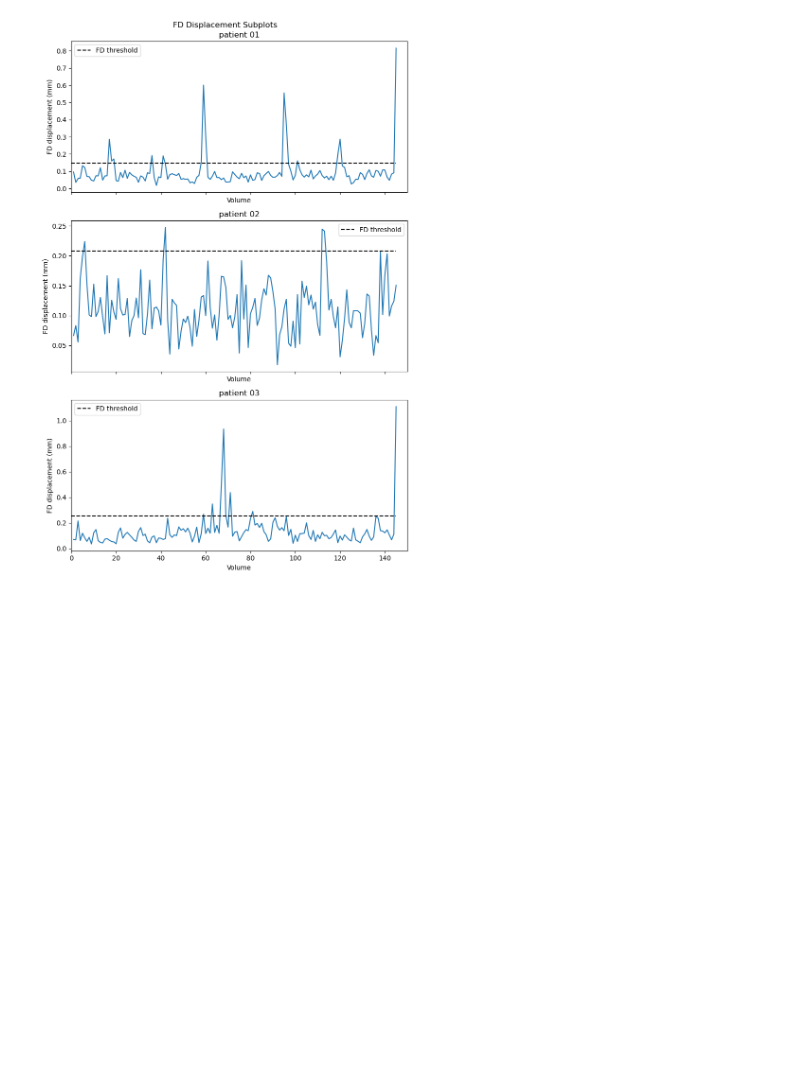
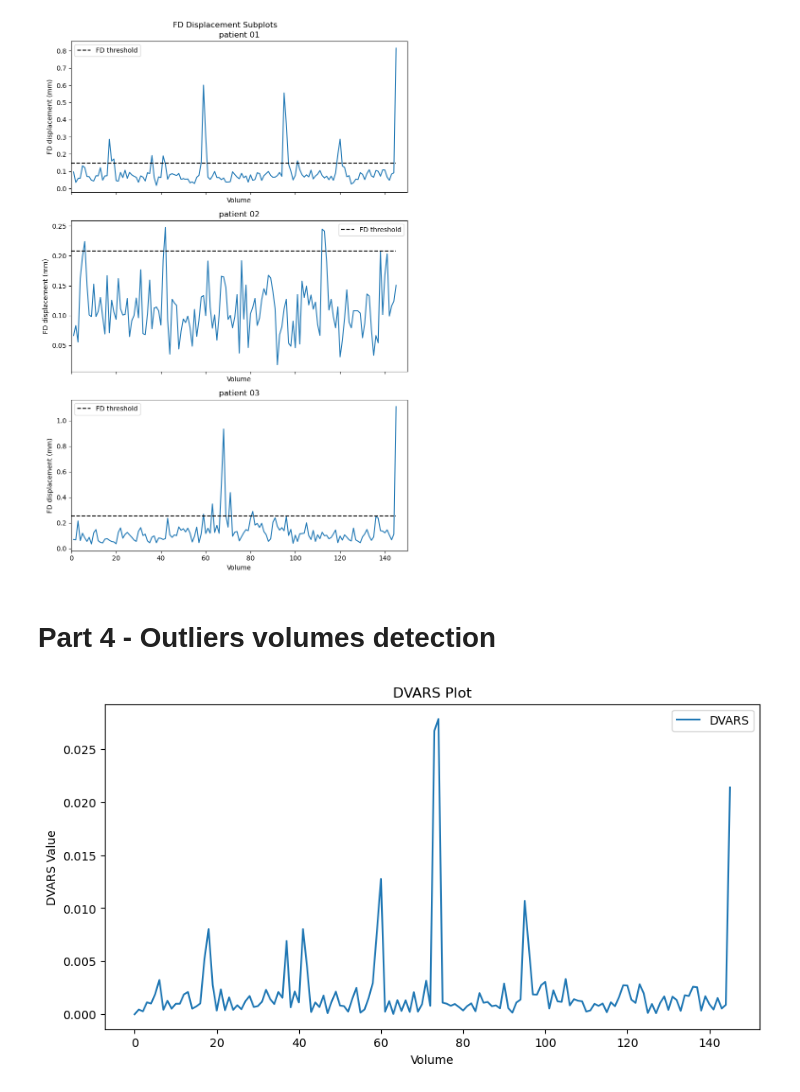
Before and after one commit to claireFriedrich/NSSP, a Jupyter notebook: MiniProject1.ipynb, the cells around one changed output. Saved outputs shown, nothing was run; the diff lists cells and outputs as text; code cells hidden in the pictures; blank space fills up the shorter version.

Commit message:
Add bonus part and plot

```diff
--- a/MiniProject1.ipynb
+++ b/MiniProject1.ipynb
@@ -773,3 +770,45 @@ def compare_fd (fd_data_list, list_patient) :
 compare_fd (list(zip(*results))[3],list_patient)
 # %% [output]
 [figure]
+# %% [markdown]
+# Part 4 - Outliers volumes detection
+# %%
+%matplotlib inline
+
+import subprocess
+import matplotlib.pyplot as plt
+
+path_original_data = os.path.join(bids_root, 'sub-01', 'func', 'sub-01_task-flanker_run-1_bold.nii.gz')
+output_confound_file = 'imgs/sub-01_task-flanker_run-1_bold.txt'
+
+metric_save_file = "imgs/metric_values.txt"
+plot_save_file = 'imgs/sub-01_task-flanker_metric_plot.png'
+
+command = [
+    "fsl_motion_outliers",
+    "-i", path_original_data,
+    "-o", output_confound_file,
+]
+
+if metric_save_file:
+    command.extend(["-s", metric_save_file])
+
+if plot_save_file:
+    command.extend(["-p", plot_save_file])
+
+subprocess.run(command, check=True)
+
+# Load DVARS values from the text file
+dvars_values = np.loadtxt(metric_save_file)
+
+# Plot DVARS values
+plt.figure(figsize=(10, 5))
+plt.plot(dvars_values, label="DVARS")
+plt.xlabel("Volume")
+plt.ylabel("DVARS Value")
+plt.title("DVARS Plot")
+plt.legend()
+plt.savefig(plot_save_file)
+plt.show()
+# %% [output]
+[figure, added]
```
Also changed, not shown: parts of 16 cells of this notebook, 3 other files.
